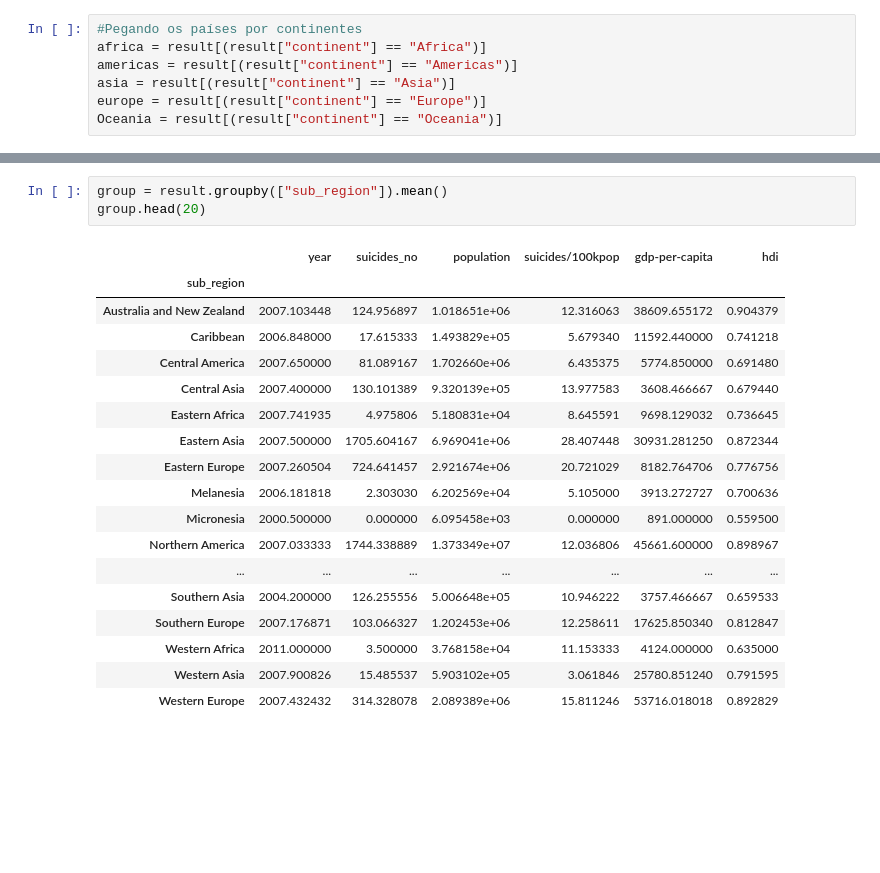
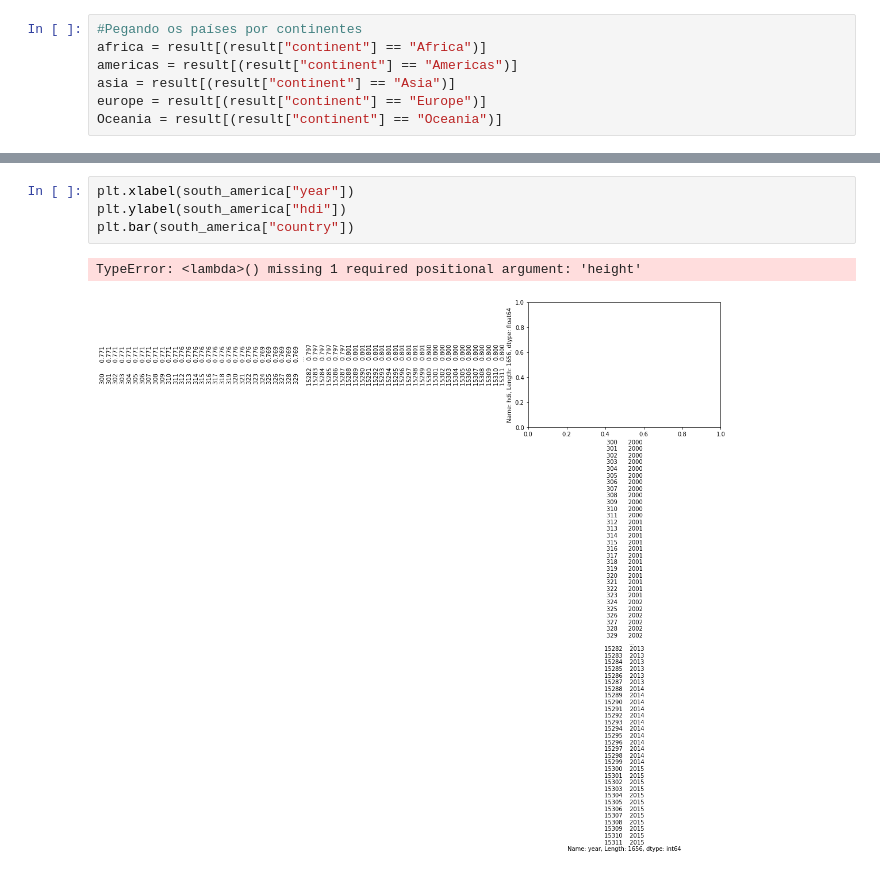
Before and after one commit to elianamsf/suicide-data-science, a Jupyter notebook: suicide-analytics.ipynb, the cells around one changed output, grey strips where cells are left out. Saved outputs shown, nothing was run; the diff lists cells and outputs as text; blank space fills up the shorter version.

```diff
--- a/suicide-analytics.ipynb
+++ b/suicide-analytics.ipynb
@@ -67,22 +73,7 @@ south_eastern_america.head()
-# %%
-group = result.groupby(["sub_region"]).mean()
-group.head(20)
-# %% [output]
-|  | year | suicides_no | population | suicides/100kpop | gdp-per-capita | hdi |
-| sub_region |  |  |  |  |  |  |
-| Australia and New Zealand | 2007.103448 | 124.956897 | 1.018651e+06 | 12.316063 | 38609.655172 | 0.904379 |
-| Caribbean | 2006.848000 | 17.615333 | 1.493829e+05 | 5.679340 | 11592.440000 | 0.741218 |
-| Central America | 2007.650000 | 81.089167 | 1.702660e+06 | 6.435375 | 5774.850000 | 0.691480 |
-| Central Asia | 2007.400000 | 130.101389 | 9.320139e+05 | 13.977583 | 3608.466667 | 0.679440 |
-| Eastern Africa | 2007.741935 | 4.975806 | 5.180831e+04 | 8.645591 | 9698.129032 | 0.736645 |
-| Eastern Asia | 2007.500000 | 1705.604167 | 6.969041e+06 | 28.407448 | 30931.281250 | 0.872344 |
-| Eastern Europe | 2007.260504 | 724.641457 | 2.921674e+06 | 20.721029 | 8182.764706 | 0.776756 |
-| Melanesia | 2006.181818 | 2.303030 | 6.202569e+04 | 5.105000 | 3913.272727 | 0.700636 |
-| Micronesia | 2000.500000 | 0.000000 | 6.095458e+03 | 0.000000 | 891.000000 | 0.559500 |
-| Northern America | 2007.033333 | 1744.338889 | 1.373349e+07 | 12.036806 | 45661.600000 | 0.898967 |
-| ... | ... | ... | ... | ... | ... | ... |
-| Southern Asia | 2004.200000 | 126.255556 | 5.006648e+05 | 10.946222 | 3757.466667 | 0.659533 |
-| Southern Europe | 2007.176871 | 103.066327 | 1.202453e+06 | 12.258611 | 17625.850340 | 0.812847 |
-| Western Africa | 2011.000000 | 3.500000 | 3.768158e+04 | 11.153333 | 4124.000000 | 0.635000 |
-| Western Asia | 2007.900826 | 15.485537 | 5.903102e+05 | 3.061846 | 25780.851240 | 0.791595 |
-| Western Europe | 2007.432432 | 314.328078 | 2.089389e+06 | 15.811246 | 53716.018018 | 0.892829 |
+# %%
+plt.xlabel(south_america["year"])
+plt.ylabel(south_america["hdi"])
+plt.bar(south_america["country"])
+# %% [output]
+TypeError: <lambda>() missing 1 required positional argument: 'height'
+[figure, added]
```
Also changed, not shown: parts of 2 cells of this notebook.
